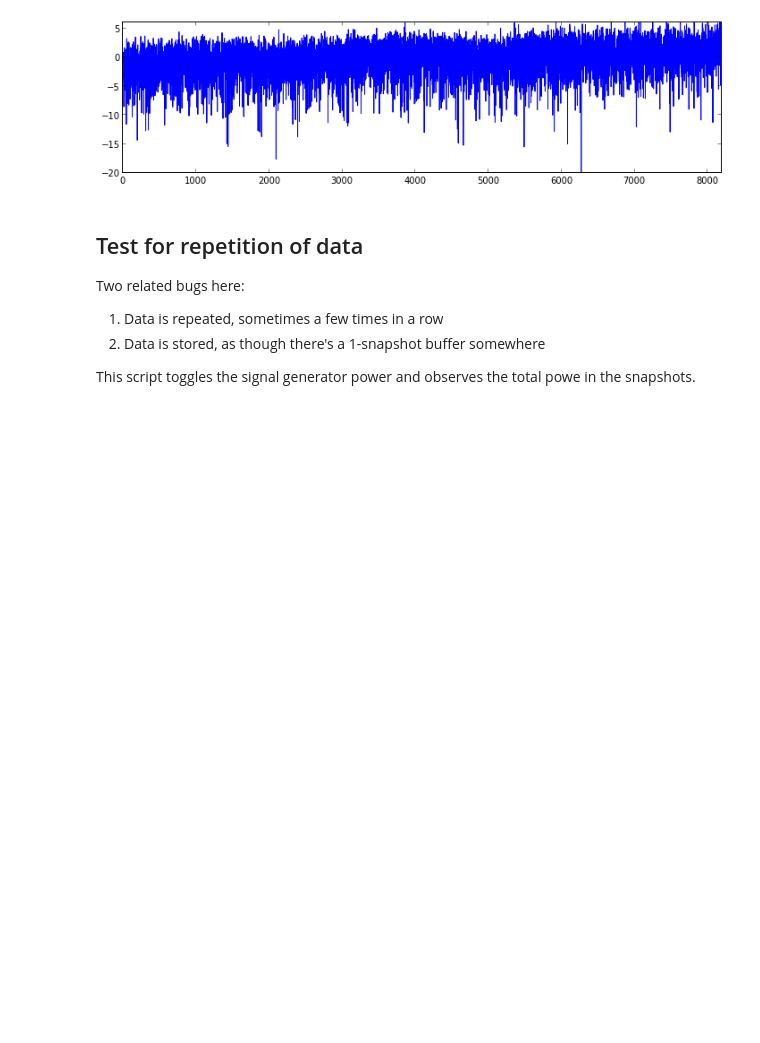
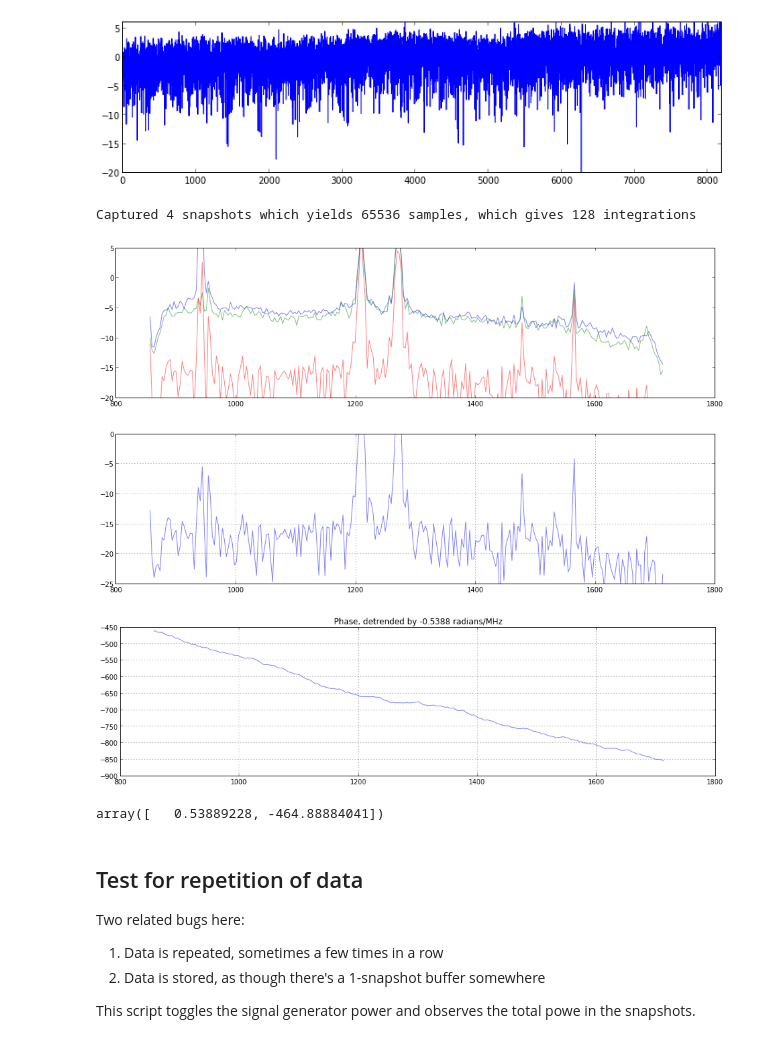
Before and after one commit to thomasska/ipython-notebooks, a Jupyter notebook: ADC-snap-shot sample offset tests.ipynb, the cells around one changed output. Saved outputs shown, nothing was run; the diff lists cells and outputs as text; code cells hidden in the pictures; blank space fills up the shorter version.

```diff
--- a/ADC-snap-shot sample offset tests.ipynb
+++ b/ADC-snap-shot sample offset tests.ipynb
@@ -123,13 +126,15 @@ To see how the offset changes after global sync
 # %%
 offsetsTD = [];
 offsets = [];
+digitiserCommand("noise-source now 1 2",main=False);  time.sleep(2)   # noise source takes a few seconds
 
-for a in range(8):
+for a in range(6):
     if a>0:
-        powerCycleDigitiser(globalSync=True,verbose=1)
-    for b in range(4):
+        powerCycleDigitiser(globalSync=True,verbose=1);
+        time.sleep(0.5); digitiserCommand("noise-source now 1 2",main=False);  time.sleep(2)   # noise source takes a few seconds
+    for b in range(8):
         offsetsTD.extend([getDigitiserOffsetTD(globalSync=False)])
-        offsets.extend([getDigitiserOffset(fftLength=4096,numSnapshots=4,globalSync=False)])
+        offsets.extend([getDigitiserOffset(fftLength=1024,numSnapshots=4,globalSync=False)])
         print('Try %02i-%i. OffsetTD= %3i samples, OffsetFD= %7.3f samples' % (a,b,offsetsTD[-1],offsets[-1]) )
 
 print(offsets)
@@ -154,7 +170,6 @@ import commands,time
 figure(figsize=(12,8))
 for a in range(32):
     result=commands.getstatusoutput("svn/katcp_devel/cmd/kcpcmd -s 10.103.253.2:7262 noise-source now %i 2" % mod(a,2))
-    getSamples()
     pwr=abs(fft.fft(getSamples()[0,:])).T/16384.0;
     #plot(pwr,alpha=0.5)
     meanPwr=np.mean(reshape(pwr[4200:6100],(-1,1))**2.0)
@@ -196,7 +211,6 @@ figure(figsize=(8,5))
 for a in range(10):
     result=commands.getstatusoutput("svn/katcp_devel/cmd/kcpcmd -s 10.103.253.2:7262 noise-source now %i 2" % mod(a,2))
     time.sleep(2.5)
-    getSamples()
     pwr=abs(fft.fft(getSamples()[0,:])).T/16384.0;
     meanPwr=np.mean(reshape(abs(pwr[4200:6100]),(-1,1))**2.0)
     plot(mod(a,2),10*log10(meanPwr),marker='.',markersize=25,alpha=0.35,color='k')
@@ -220,6 +234,73 @@ Noise source = 1,  Total power in sub-band = 2.361728 dB
 (-20, 6)
 [figure]
 [figure]
+# %%
+# careful manual correlation, no reshape nonsense
+fftLength=512;
+numCaptures=4;
+cf=1128; bw=20.0;      # filter parameters
+import commands,time, scipy.signal as signal, scipy
+
+result=commands.getstatusoutput("svn/katcp_devel/cmd/kcpcmd -s 10.103.254.2:7224 noise-source now %i 2" % 0)
+time.sleep(1.5)
+
+# capture a whole bunch of samples
+if 1:
+    capturedSamples=np.zeros([2,0]);
+    for a in range(numCaptures): capturedSamples=np.concatenate((capturedSamples,getSamples()),1);
+
+#offSamples=capturedSamples;
+#onSamples=capturedSamples;
+samples=capturedSamples[:];
+
+#samples=capturedSamples[:];
+#interestingCapturedSamples=capturedSamples[:];    # cf=1128; bw=20.0;      # filter parameters    #xlim([71*16384,71.5*16384]);
+#samples=scipy.signal.lfilter(signal.firwin(300, [(cf-bw/2.0-856.0)/856.0, (cf+bw/2.0-856.0)/856.0], pass_zero=False),1,capturedSamples, axis=1)
+
+#figure(figsize=(16,5));  plot([np.max(np.max(samples)),-np.max(np.max(samples))]+samples[:,:(16384*numCaptures)].T,alpha=0.5,lw=2);
+
+# do the FFT in parts and integrate
+sumAuto=np.zeros([2,fftLength])
+sumCross=np.zeros(fftLength)
+numIntegrations=0;
+
+for a in range(numCaptures*16384/fftLength):
+    fsamples=fft.fft(samples[:,a*fftLength:],fftLength,1)/fftLength
+    sumAuto=sumAuto+fsamples * conj(fsamples);
+    sumCross=sumCross+fsamples[0,:] * conj(fsamples[1,:]);
+    numIntegrations=numIntegrations+1
+
+sumAuto=sumAuto[:,:fftLength/2]/numIntegrations
+sumCross=sumCross[:fftLength/2]/numIntegrations
+
+freq=np.linspace(856,1712,num=fftLength/2)
+
+print('Captured %i snapshots which yields %i samples, which gives %i integrations' % (numCaptures,shape(samples)[1],numIntegrations))
+
+figure(figsize=(16,4))
+plot(freq,10*log10(abs(sumAuto[0,:])),alpha=0.5)
+plot(freq,10*log10(abs(sumAuto[1,:])),alpha=0.5)
+plot(freq,10*log10(abs(sumCross)),alpha=0.5)
+ylim([-20,5]); #xlim([880,960]); grid(True);
+
+figure(figsize=(16,4))
+plot(freq,(10*log10(abs(sumCross))-5*log10(abs(sumAuto[0,:]))+5*log10(abs(sumAuto[1,:]))),alpha=0.5)
+grid(True);  ylim([-25,0])
+
+figure(figsize=(16,4))
+ang = unwrap(angle(sumCross));
+plot(freq,ang-np.polyval([0.5388,0],freq),alpha=0.5);
+title('Phase, detrended by -0.5388 radians/MHz');
+grid(True);
+# %% [output]
+Captured 4 snapshots which yields 65536 samples, which gives 128 integrations
+[figure, added]
+[figure, added]
+[figure, added]
+# %%
+numpy.polyfit(freq, ang, 1)
+# %% [output]
+array([   0.53889228, -464.88884041])
 # %% [markdown]
 Test for repetition of data
 ------------------
```
Also changed, not shown: parts of 4 cells of this notebook, 3 other files.
